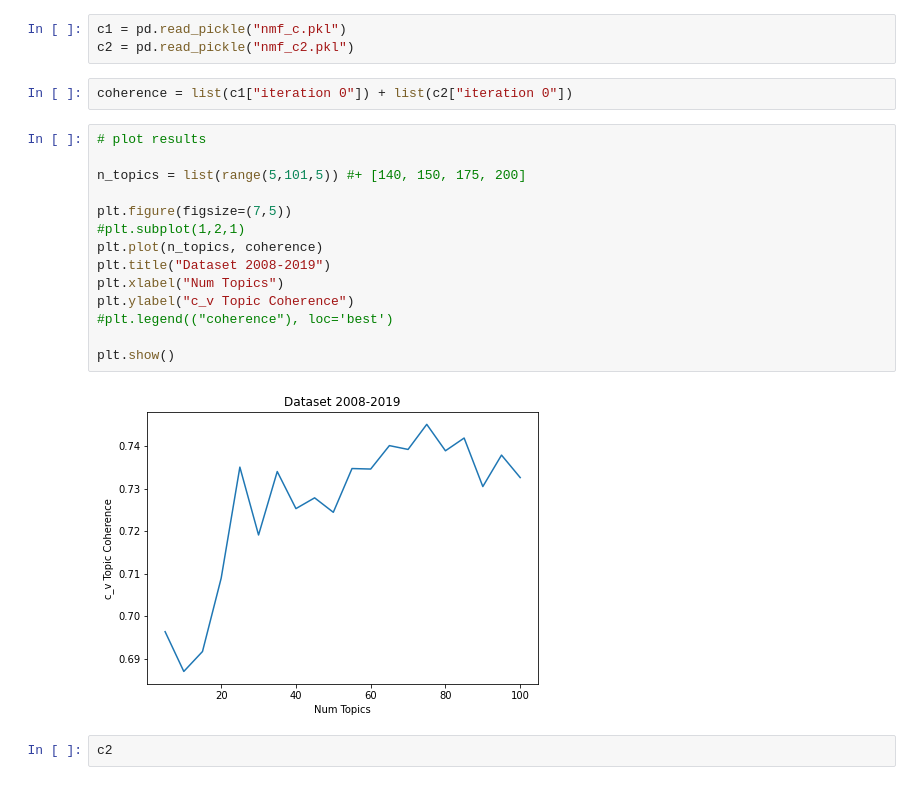
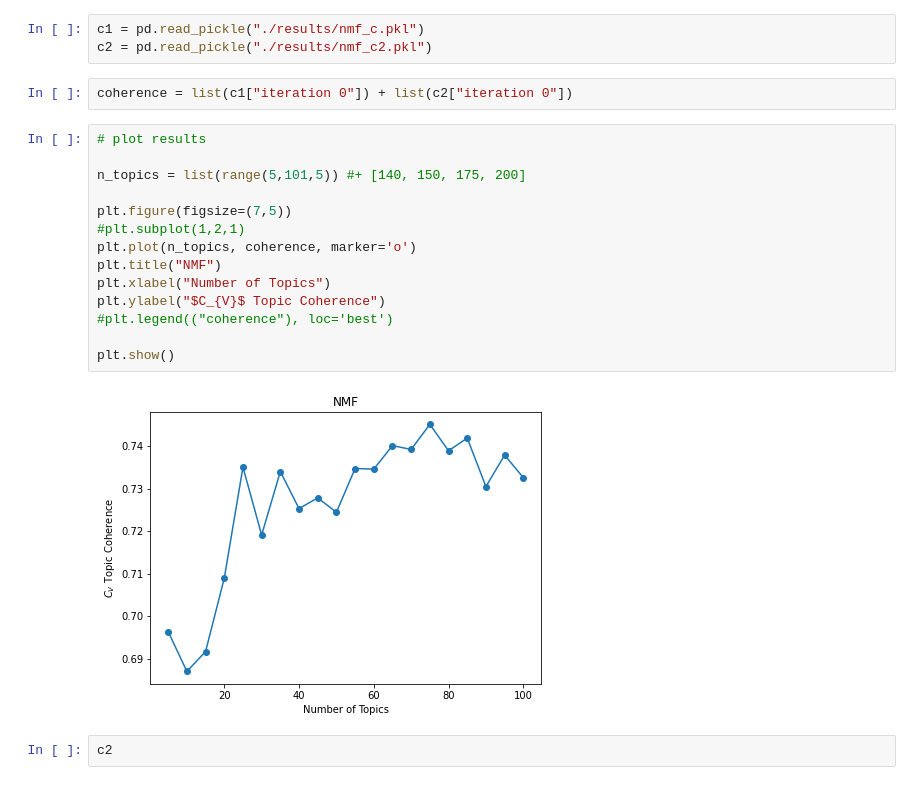
Before and after one commit to DSPG-Young-Scholars-Program/dspg20RnD, a Jupyter notebook: src/emerging_topics/topic_model_tuning/plot_tuning.ipynb, the cells around one changed output. Saved outputs shown, nothing was run; the diff lists cells and outputs as text.

```diff
--- a/src/emerging_topics/topic_model_tuning/plot_tuning.ipynb
+++ b/src/emerging_topics/topic_model_tuning/plot_tuning.ipynb
@@ -66,26 +66,26 @@ coherence
 # %% [markdown]
 ### NMF Plot
 # %%
-c1 = pd.read_pickle("nmf_c.pkl")
-c2 = pd.read_pickle("nmf_c2.pkl")
+c1 = pd.read_pickle("./results/nmf_c.pkl")
+c2 = pd.read_pickle("./results/nmf_c2.pkl")
 # %%
 coherence = list(c1["iteration 0"]) + list(c2["iteration 0"])
 # %%
 # plot results
 
 n_topics = list(range(5,101,5)) #+ [140, 150, 175, 200]
 
 plt.figure(figsize=(7,5))
 #plt.subplot(1,2,1)
-plt.plot(n_topics, coherence)
-plt.title("Dataset 2008-2019")
-plt.xlabel("Num Topics")
-plt.ylabel("c_v Topic Coherence")
+plt.plot(n_topics, coherence, marker='o')
+plt.title("NMF")
+plt.xlabel("Number of Topics")
+plt.ylabel("$C_{V}$ Topic Coherence")
 #plt.legend(("coherence"), loc='best')
 
 plt.show()
 # %% [output]
-[figure, old version]
+[figure, new version]
 # %%
 c2
 # %% [output]
```
Also changed, not shown: parts of 2 cells of this notebook, 2 other files.
